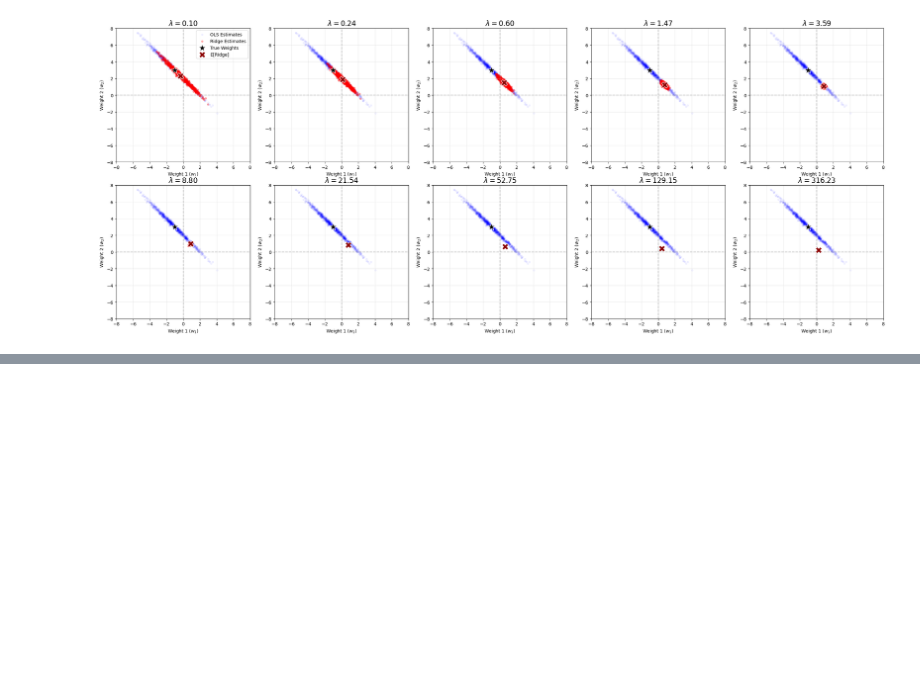
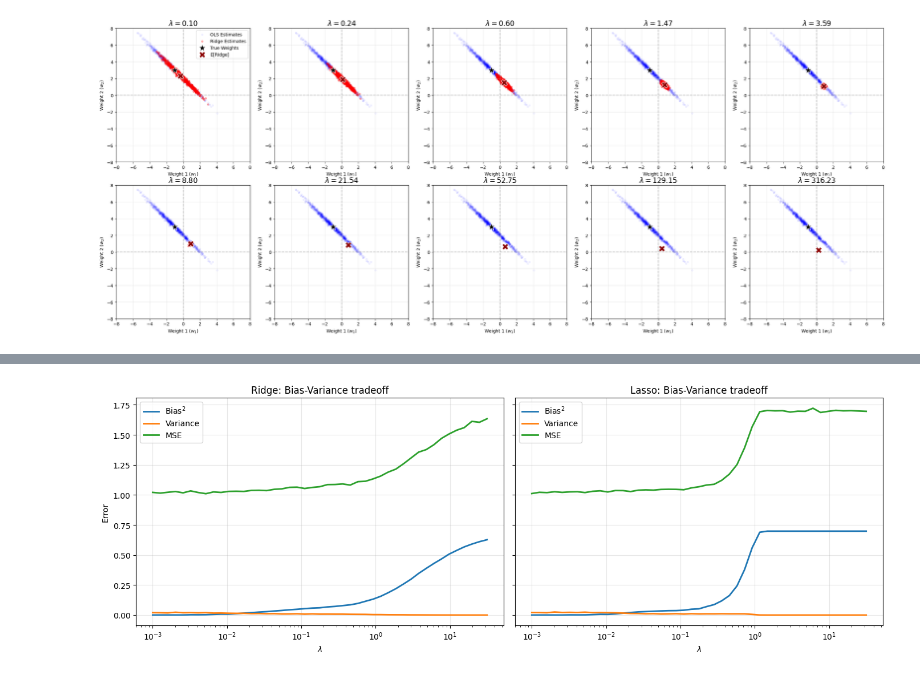
Before and after one commit to PabloRodriguezElvira/Lab_ML, a Jupyter notebook: Lab4/ml04-biasvariance.ipynb, the cells around one changed output, grey strips where cells are left out. Saved outputs shown, nothing was run; the diff lists cells and outputs as text; code cells hidden in the pictures; blank space fills up the shorter version.

```diff
--- a/Lab4/ml04-biasvariance.ipynb
+++ b/Lab4/ml04-biasvariance.ipynb
@@ -305,0 +411,99 @@ These plots should illustrate how **regularization trades variance for bias** an
+# %%
+np.random.seed(123)
+
+n_train = 60
+n_test = 300
+n_sims = 250
+sigma = 1.0
+
+# Fixed train/test design with multicollinearity
+x1_train = np.random.normal(0, 1, n_train)
+x2_train = 0.95 * x1_train + np.random.normal(0, 0.2, n_train)
+X_train_raw = np.column_stack((x1_train, x2_train))
+
+x1_test = np.random.normal(0, 1, n_test)
+x2_test = 0.95 * x1_test + np.random.normal(0, 0.2, n_test)
+X_test_raw = np.column_stack((x1_test, x2_test))
+
+# Use train stats to standardize both train and test
+mu = X_train_raw.mean(axis=0)
+std = X_train_raw.std(axis=0)
+X_train = (X_train_raw - mu) / std
+X_test = (X_test_raw - mu) / std
+
+w_star = np.array([2.0, -1.0])
+f_train = X_train @ w_star
+f_test = X_test @ w_star
+
+n, p = X_train.shape
+XtX_n = (X_train.T @ X_train) / n
+
+bias2_ridge, var_ridge, mse_ridge = [], [], []
+bias2_lasso, var_lasso, mse_lasso = [], [], []
+
+for lam in lambdas:
+    # Simulated noisy training targets
+    noise_train = np.random.normal(0, sigma, size=(n, n_sims))
+    Y_train = f_train[:, None] + noise_train
+
+    # Ridge fits for all simulations (vectorized)
+    A_inv = np.linalg.inv(XtX_n + lam * np.eye(p))
+    W_ridge = (A_inv @ ((X_train.T @ Y_train) / n)).T
+    preds_ridge = W_ridge @ X_test.T
+
+    mean_pred_ridge = preds_ridge.mean(axis=0)
+    b2_r = np.mean((mean_pred_ridge - f_test) ** 2)
+    v_r = np.mean(np.var(preds_ridge, axis=0))
+    y_test_rep = f_test[None, :] + np.random.normal(0, sigma, size=preds_ridge.shape)
+    mse_r = np.mean((preds_ridge - y_test_rep) ** 2)
+
+    bias2_ridge.append(b2_r)
+    var_ridge.append(v_r)
+    mse_ridge.append(mse_r)
+
+    # Lasso fits (one CD run per simulation)
+    preds_lasso = np.zeros((n_sims, n_test))
+    for s in range(n_sims):
+        y_s = Y_train[:, s]
+        y_s_centered = y_s - y_s.mean()
+        w_lasso = lasso_cd(X_train, y_s_centered, lam)
+        preds_lasso[s] = X_test @ w_lasso
+
+    mean_pred_lasso = preds_lasso.mean(axis=0)
+    b2_l = np.mean((mean_pred_lasso - f_test) ** 2)
+    v_l = np.mean(np.var(preds_lasso, axis=0))
+    y_test_rep = f_test[None, :] + np.random.normal(0, sigma, size=preds_lasso.shape)
+    mse_l = np.mean((preds_lasso - y_test_rep) ** 2)
+
+    bias2_lasso.append(b2_l)
+    var_lasso.append(v_l)
+    mse_lasso.append(mse_l)
+
+fig, axes = plt.subplots(1, 2, figsize=(14, 5), sharey=True)
+
+axes[0].plot(lambdas, bias2_ridge, label='Bias$^2$', linewidth=2)
+axes[0].plot(lambdas, var_ridge, label='Variance', linewidth=2)
+axes[0].plot(lambdas, mse_ridge, label='MSE', linewidth=2)
+axes[0].set_xscale('log')
+axes[0].set_title('Ridge: Bias-Variance tradeoff')
+axes[0].set_xlabel(r'$\lambda$')
+axes[0].set_ylabel('Error')
+axes[0].grid(alpha=0.3)
+axes[0].legend()
+
+axes[1].plot(lambdas, bias2_lasso, label='Bias$^2$', linewidth=2)
+axes[1].plot(lambdas, var_lasso, label='Variance', linewidth=2)
+axes[1].plot(lambdas, mse_lasso, label='MSE', linewidth=2)
+axes[1].set_xscale('log')
+axes[1].set_title('Lasso: Bias-Variance tradeoff')
+axes[1].set_xlabel(r'$\lambda$')
+axes[1].grid(alpha=0.3)
+axes[1].legend()
+
+plt.tight_layout()
+plt.show()
+
+print(f'Ridge best lambda (min MSE): {lambdas[np.argmin(mse_ridge)]:.4f}')
+print(f'Lasso best lambda (min MSE): {lambdas[np.argmin(mse_lasso)]:.4f}')
+# %% [output]
+[figure, added]
```
Also changed, not shown: parts of 10 cells of this notebook, 1 other file.
